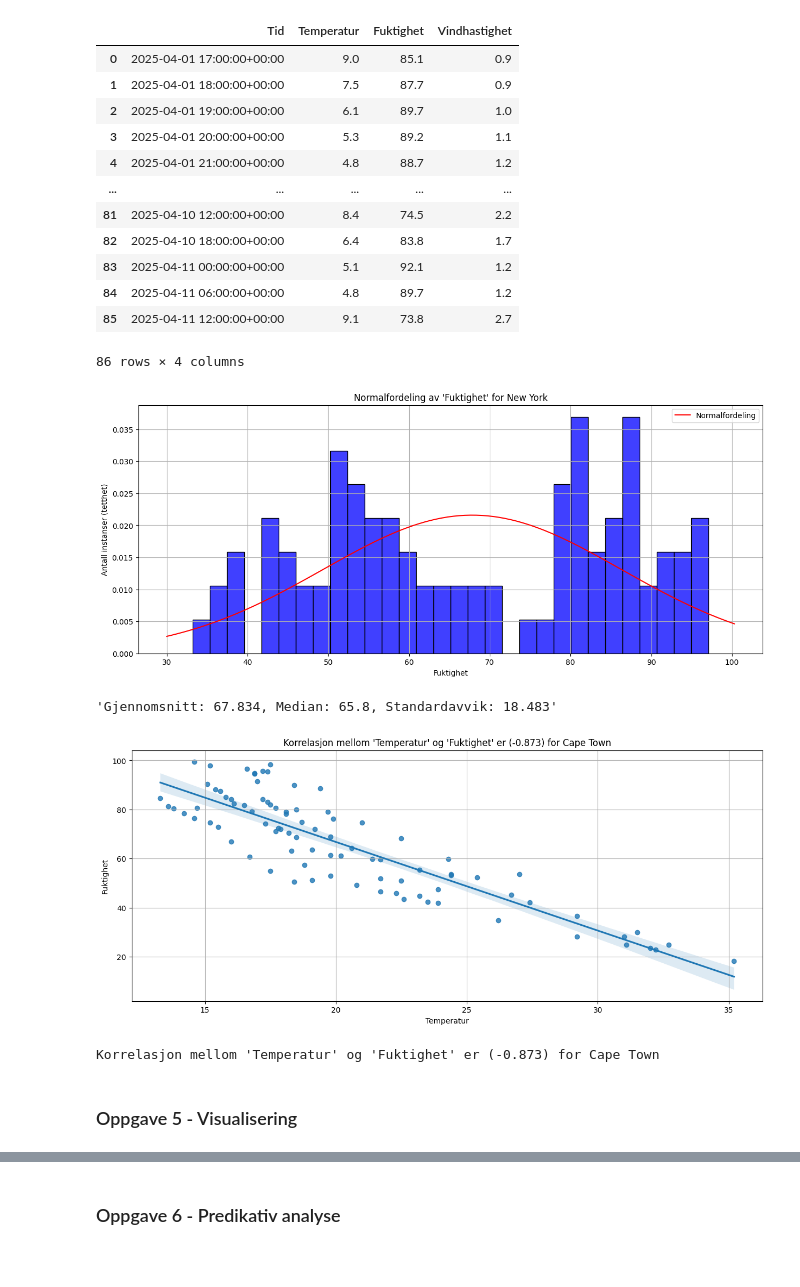
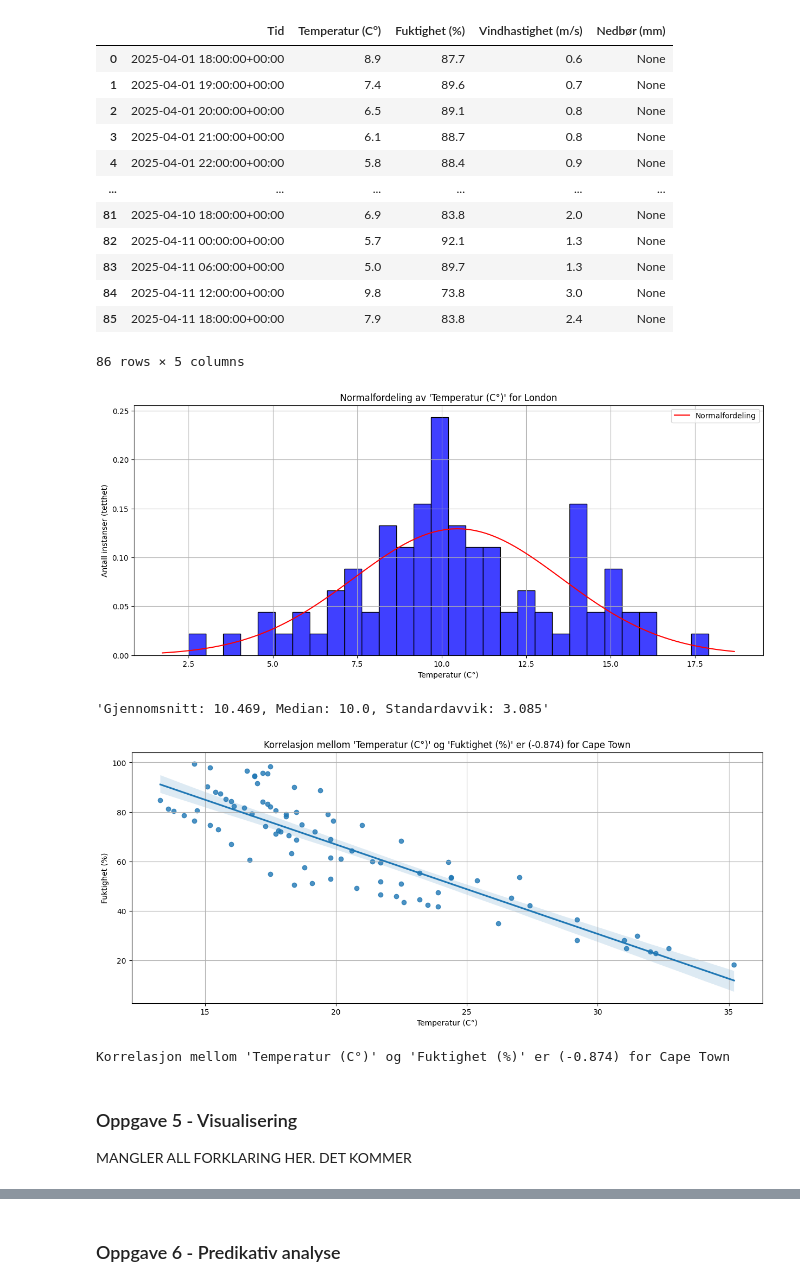
Before and after one commit to nhstorbe/Prosjekt-Anvendt-, a Jupyter notebook: src/Mappe 2/data_visualisering_fremtid.ipynb, the cells around one changed output, grey strips where cells are left out. Drawn from its saved outputs; the diff is of its cells as text; code cells hidden in the pictures; blank space fills up the shorter version.

```diff
--- a/src/Mappe 2/data_visualisering_fremtid.ipynb
+++ b/src/Mappe 2/data_visualisering_fremtid.ipynb
@@ -12,12 +12,13 @@ import seaborn as sns
 from scipy.stats import norm
 # %%
 locations = {
-    "Stryn": (61.904275, 6.715641),
-    "Korgen": (66.044081, 14.082031),
+    "Stryn": (61.903901, 6.706899),
+    "Longyearbyen": (78.225920, 15.625622),
     "Paris": (48.854289, 2.342042),
     "London": (51.501814, -0.140605),
     "Cape Town": (-33.922348, 18.424031),
-    "New York": (40.710676, -74.006219)
+    "New York": (40.710676, -74.006219),
+    "Tokyo" : (35.681599, 139.767185)
 }
 
 def add_location(place, lat, lon):
@@ -61,6 +71,6 @@ Listen "value_weather_entry" er viser hvilke instnaser som er gyldige for de kom
 # %%
 #listen gir oversikt over hvilke instanser (weather_entry) som er gydlige for JSON-filen
-value_weather_entry = ["Temperatur", "Fuktighet", "Vindhastighet"]
+value_weather_entry = ["Temperatur (C°)", "Fuktighet (%)" ,"Vindhastighet (m/s)", "Nedbør (mm)"]
 # %%
 #lager Dataframes av dataen
 def get_weatherDataframe(place):
@@ -73,7 +83,9 @@ def get_weatherDataframe(place):
             "Tid": entry["time"],
             value_weather_entry[0]: entry["data"]["instant"]["details"].get("air_temperature"),
             value_weather_entry[1]: entry["data"]["instant"]["details"].get("relative_humidity"),
-            value_weather_entry[2]: entry["data"]["instant"]["details"].get("wind_speed")
+            value_weather_entry[2]: entry["data"]["instant"]["details"].get("wind_speed"),
+            value_weather_entry[3]: entry["data"]["instant"]["details"].get("precipitation_amount")
+
         }
         for entry in timeseries
     ]
@@ -84,19 +96,19 @@ def get_weatherDataframe(place):
 
 get_weatherDataframe("Stryn")
 # %% [output]
-|  | Tid | Temperatur | Fuktighet | Vindhastighet |
-| 0 | 2025-04-01 17:00:00+00:00 | 9.0 | 85.1 | 0.9 |
-| 1 | 2025-04-01 18:00:00+00:00 | 7.5 | 87.7 | 0.9 |
-| 2 | 2025-04-01 19:00:00+00:00 | 6.1 | 89.7 | 1.0 |
-| 3 | 2025-04-01 20:00:00+00:00 | 5.3 | 89.2 | 1.1 |
-| 4 | 2025-04-01 21:00:00+00:00 | 4.8 | 88.7 | 1.2 |
-| ... | ... | ... | ... | ... |
-| 81 | 2025-04-10 12:00:00+00:00 | 8.4 | 74.5 | 2.2 |
-| 82 | 2025-04-10 18:00:00+00:00 | 6.4 | 83.8 | 1.7 |
-| 83 | 2025-04-11 00:00:00+00:00 | 5.1 | 92.1 | 1.2 |
-| 84 | 2025-04-11 06:00:00+00:00 | 4.8 | 89.7 | 1.2 |
-| 85 | 2025-04-11 12:00:00+00:00 | 9.1 | 73.8 | 2.7 |
+|  | Tid | Temperatur (C°) | Fuktighet (%) | Vindhastighet (m/s) | Nedbør (mm) |
+| 0 | 2025-04-01 18:00:00+00:00 | 8.9 | 87.7 | 0.6 | None |
+| 1 | 2025-04-01 19:00:00+00:00 | 7.4 | 89.6 | 0.7 | None |
+| 2 | 2025-04-01 20:00:00+00:00 | 6.5 | 89.1 | 0.8 | None |
+| 3 | 2025-04-01 21:00:00+00:00 | 6.1 | 88.7 | 0.8 | None |
+| 4 | 2025-04-01 22:00:00+00:00 | 5.8 | 88.4 | 0.9 | None |
+| ... | ... | ... | ... | ... | ... |
+| 81 | 2025-04-10 18:00:00+00:00 | 6.9 | 83.8 | 2.0 | None |
+| 82 | 2025-04-11 00:00:00+00:00 | 5.7 | 92.1 | 1.3 | None |
+| 83 | 2025-04-11 06:00:00+00:00 | 5.0 | 89.7 | 1.3 | None |
+| 84 | 2025-04-11 12:00:00+00:00 | 9.8 | 73.8 | 3.0 | None |
+| 85 | 2025-04-11 18:00:00+00:00 | 7.9 | 83.8 | 2.4 | None |
-86 rows × 4 columns
+86 rows × 5 columns
 # %%
 def get_statistics(place, weather_entry):
     df = pd.DataFrame(get_weatherDataframe(place))
@@ -106,36 +118,36 @@ def get_statistics(place, weather_entry):
         raise ValueError(f"{weather_entry} finnes ikke i datasettet.")
 
 
     #beregner ønskede verdier
     average = df[weather_entry].mean()
     median = df[weather_entry].median()
     std = df[weather_entry].std()
     string = f"Gjennomsnitt: {round(average, 3)}, Median: {round(median, 3)}, Standardavvik: {round(std, 3)}"
 
 
     #plotter histogram og normalfordeling
     plt.figure(figsize=(15,6))
     sns.histplot(df[weather_entry], color='b', stat="density", bins=30)
 
     xmin, xmax = plt.xlim()
     x = np.linspace(xmin, xmax, 100) #baserer diagrammet på største og minste verdi i datasettet
     p = norm.pdf(x, average, std)
     plt.plot(x, p, 'r', label="Normalfordeling")
     plt.xlabel(weather_entry)
     plt.ylabel("Antall instanser (tetthet)")
     plt.title(f"Normalfordeling av '{weather_entry}' for {place}")
     plt.grid()
     plt.legend()
     plt.show()
 
     return string
 
 
 #get_statistics(locations["New York"][0], locations["New York"][1], "temp") #(feilmelding)
-get_statistics("New York", value_weather_entry[1])
+get_statistics("London", value_weather_entry[0])
 # %% [output]
-[figure, old version]
+[figure, new version]
-'Gjennomsnitt: 67.834, Median: 65.8, Standardavvik: 18.483'
+'Gjennomsnitt: 10.469, Median: 10.0, Standardavvik: 3.085'
 # %%
 def correlation(place, weather_entry1, weather_entry2):
     df = get_weatherDataframe(place)
@@ -156,7 +168,7 @@ def correlation(place, weather_entry1, weather_entry2):
     plt.xlabel(weather_entry1)
     plt.ylabel(weather_entry2)
     plt.title(string)
-    plt.grid(True)
+    plt.grid()
     plt.show()
 
     return string
@@ -164,10 +176,11 @@ def correlation(place, weather_entry1, weather_entry2):
 
 print(correlation("Cape Town", value_weather_entry[0], value_weather_entry[1]))
 # %% [output]
-[figure, old version]
+[figure, new version]
-Korrelasjon mellom 'Temperatur' og 'Fuktighet' er (-0.873) for Cape Town
+Korrelasjon mellom 'Temperatur (C°)' og 'Fuktighet (%)' er (-0.874) for Cape Town
 # %% [markdown]
 ### Oppgave 5 - Visualisering
+MANGLER ALL FORKLARING HER. DET KOMMER
 # %%
 def plot_weather(place, weather_entry):
     df = get_weatherDataframe(place)
```
Also changed, not shown: parts of 4 cells of this notebook.
